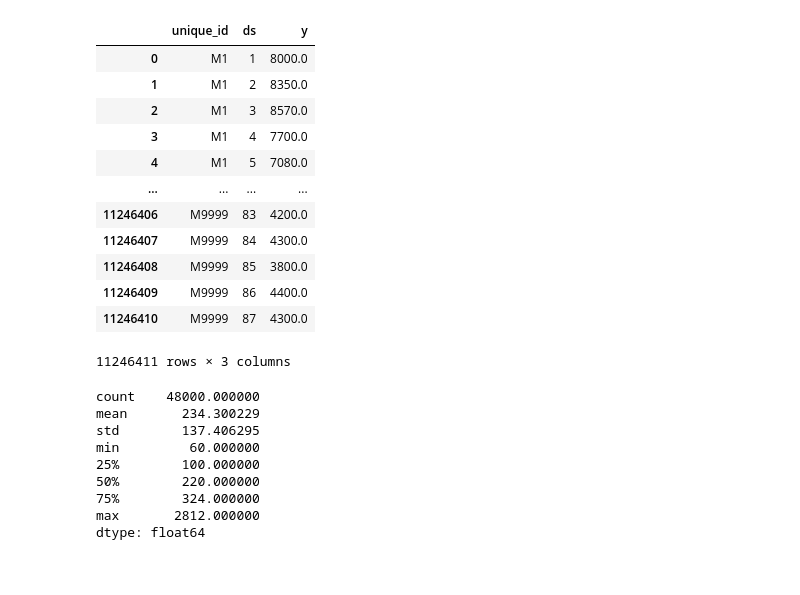
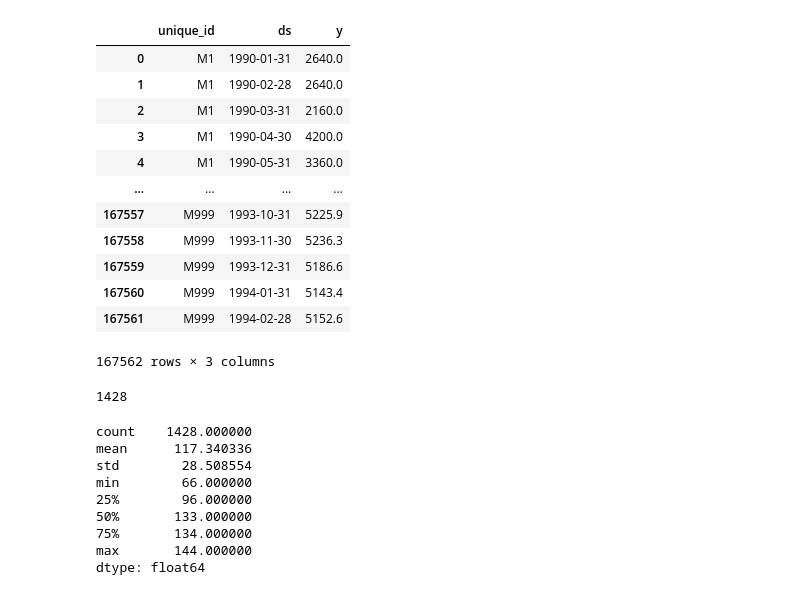
Before and after one commit to Jha-Pranav/ts, a Jupyter notebook: nbs/training/training.nbeats.ipynb, the cells around one changed output. Saved outputs shown, nothing was run; the diff lists cells and outputs as text; code cells hidden in the pictures.

```diff
--- a/nbs/training/training.nbeats.ipynb
+++ b/nbs/training/training.nbeats.ipynb
@@ -1,33 +3,38 @@
 # %%
-from datasetsforecast.m4 import M4
+# | export
+from datasetsforecast.m3 import M3
 
-df = M4().load("../data", group="Monthly")[0]
+df = M3().load("../data", group="Monthly")[0]
 df.sort_values(["unique_id", "ds"], inplace=True)
 df
 # %% [output]
 |  | unique_id | ds | y |
-| 0 | M1 | 1 | 8000.0 |
-| 1 | M1 | 2 | 8350.0 |
-| 2 | M1 | 3 | 8570.0 |
-| 3 | M1 | 4 | 7700.0 |
-| 4 | M1 | 5 | 7080.0 |
+| 0 | M1 | 1990-01-31 | 2640.0 |
+| 1 | M1 | 1990-02-28 | 2640.0 |
+| 2 | M1 | 1990-03-31 | 2160.0 |
+| 3 | M1 | 1990-04-30 | 4200.0 |
+| 4 | M1 | 1990-05-31 | 3360.0 |
 | ... | ... | ... | ... |
-| 11246406 | M9999 | 83 | 4200.0 |
-| 11246407 | M9999 | 84 | 4300.0 |
-| 11246408 | M9999 | 85 | 3800.0 |
-| 11246409 | M9999 | 86 | 4400.0 |
-| 11246410 | M9999 | 87 | 4300.0 |
+| 167557 | M999 | 1993-10-31 | 5225.9 |
+| 167558 | M999 | 1993-11-30 | 5236.3 |
+| 167559 | M999 | 1993-12-31 | 5186.6 |
+| 167560 | M999 | 1994-01-31 | 5143.4 |
+| 167561 | M999 | 1994-02-28 | 5152.6 |
-11246411 rows × 3 columns
+167562 rows × 3 columns
+# %%
+df.unique_id.nunique()
+# %% [output]
+1428
 # %%
 df.groupby("unique_id").apply(len).describe()
 # %% [output]
-count    48000.000000
-mean       234.300229
-std        137.406295
-min         60.000000
-25%        100.000000
-50%        220.000000
-75%        324.000000
-max       2812.000000
+count    1428.000000
+mean      117.340336
+std        28.508554
+min        66.000000
+25%        96.000000
+50%       133.000000
+75%       134.000000
+max       144.000000
 dtype: float64
 # %%
```
Also changed, not shown: parts of 9 cells of this notebook, 15 other files.
